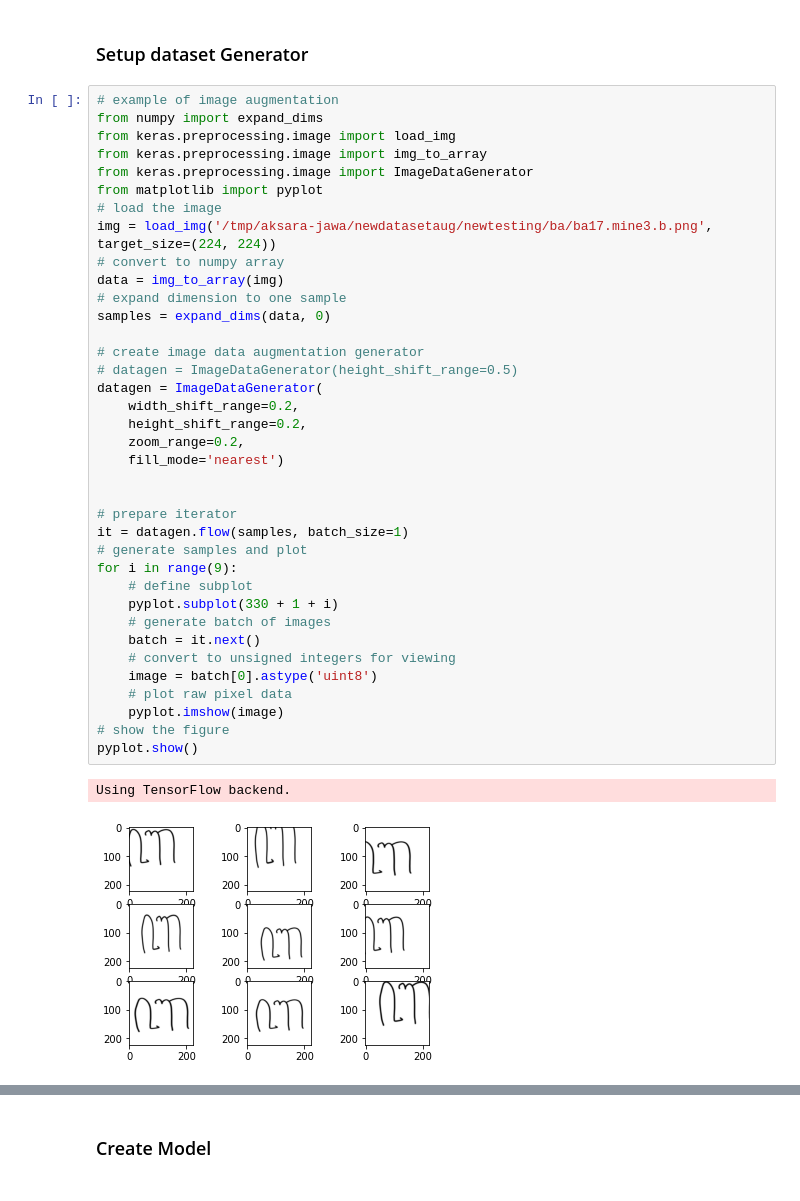
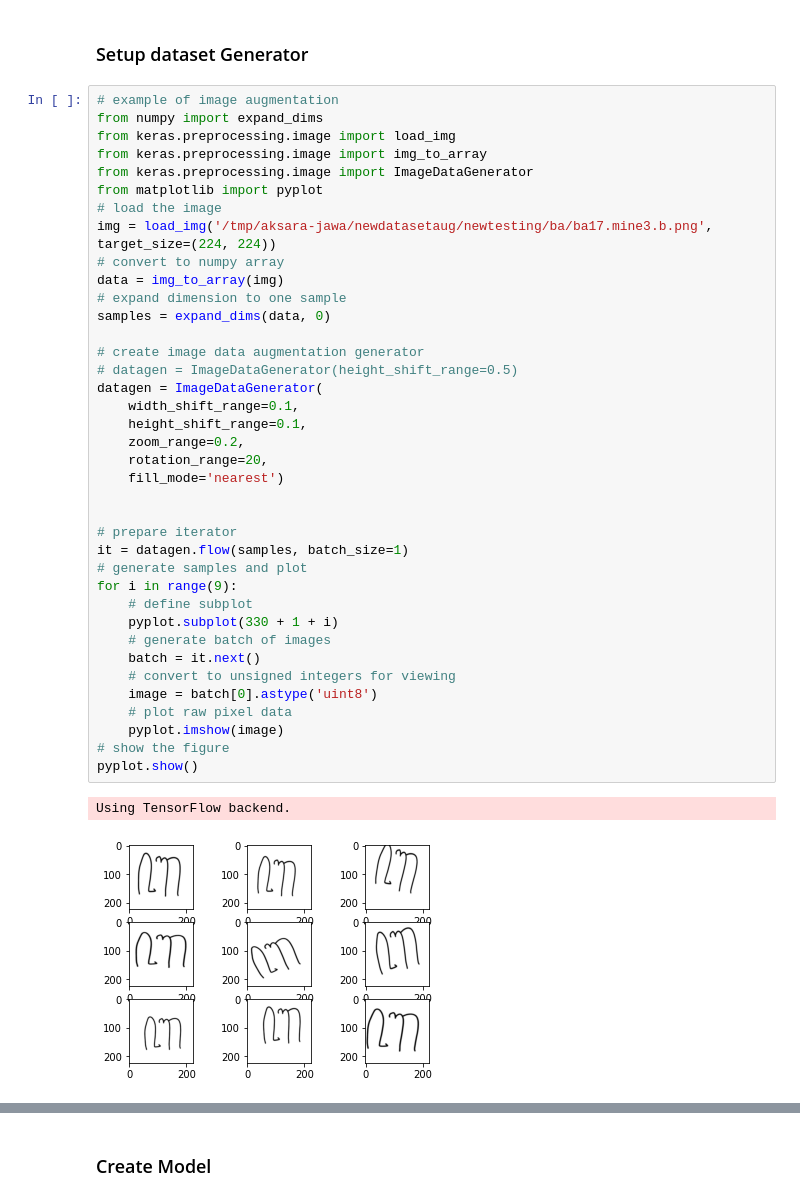
Before and after one commit to biyanoscar/bangkit-dps4c, a Jupyter notebook: aksara_DPS4C_CNN_Improved.ipynb, the cells around one changed output, grey strips where cells are left out. Cells and saved outputs as stored; diff of their text form.

Commit message:
tuning image augmentation

```diff
--- a/aksara_DPS4C_CNN_Improved.ipynb
+++ b/aksara_DPS4C_CNN_Improved.ipynb
@@ -40,36 +40,37 @@ from matplotlib import pyplot
 # load the image
 img = load_img('/tmp/aksara-jawa/newdatasetaug/newtesting/ba/ba17.mine3.b.png', target_size=(224, 224))
 # convert to numpy array
 data = img_to_array(img)
 # expand dimension to one sample
 samples = expand_dims(data, 0)
 
 # create image data augmentation generator
 # datagen = ImageDataGenerator(height_shift_range=0.5)
 datagen = ImageDataGenerator(
-    width_shift_range=0.2,
-    height_shift_range=0.2,
+    width_shift_range=0.1,
+    height_shift_range=0.1,
     zoom_range=0.2,
+    rotation_range=20,
     fill_mode='nearest')
 
 
 # prepare iterator
 it = datagen.flow(samples, batch_size=1)
 # generate samples and plot
 for i in range(9):
 	# define subplot
 	pyplot.subplot(330 + 1 + i)
 	# generate batch of images
 	batch = it.next()
 	# convert to unsigned integers for viewing
 	image = batch[0].astype('uint8')
 	# plot raw pixel data
 	pyplot.imshow(image)
 # show the figure
 pyplot.show()
 # %% [output]
 Using TensorFlow backend.
-[figure, old version]
+[figure, new version]
 # %%
 TRAINING_DIR = "/tmp/aksara-jawa/newdatasetaug/newtraining/"
 training_datagen = ImageDataGenerator(
```
Also changed, not shown: parts of 8 cells of this notebook.
